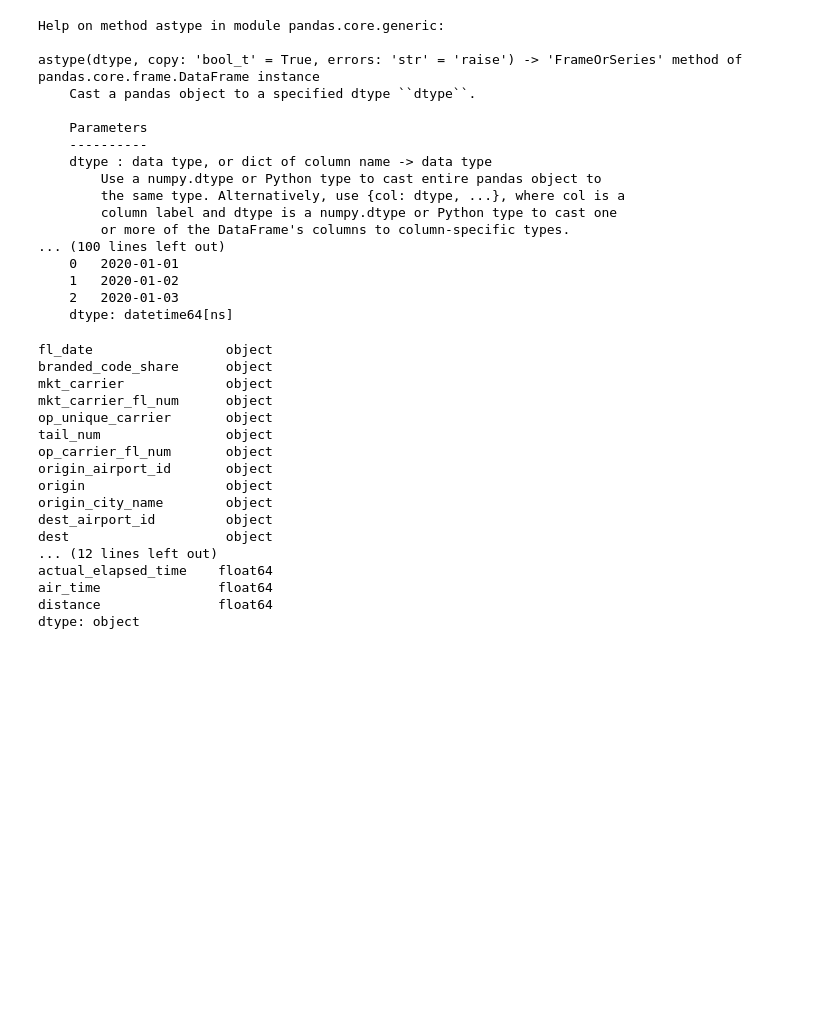
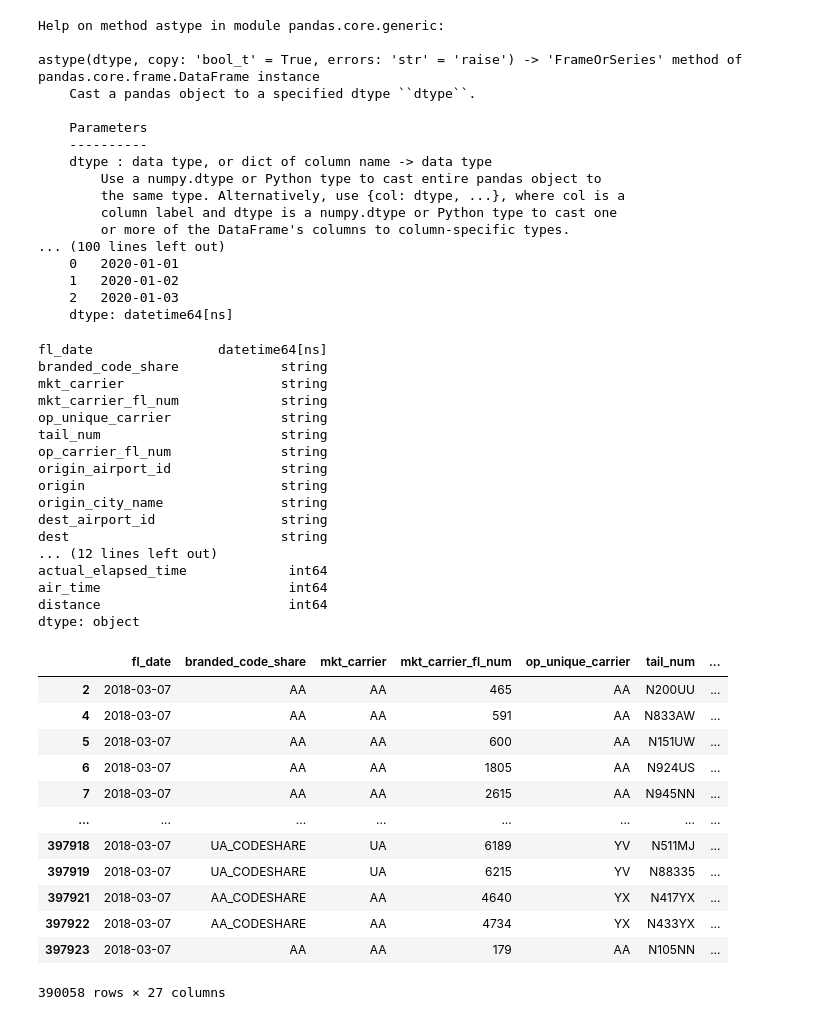
Before and after one commit to ZacharyArgentin/LHL_Midterm_Project_Predicting_Flight_Delays, a Jupyter notebook: data_cleaning_ransmpl.ipynb, the cells around one changed output. Cells and saved outputs as stored; diff of their text form; code cells hidden in the pictures; blank space fills up the shorter version.

```diff
--- a/data_cleaning_ransmpl.ipynb
+++ b/data_cleaning_ransmpl.ipynb
@@ -182,24 +182,48 @@ df2 = df2.astype({"mkt_carrier_fl_num": "object",
             "origin_airport_id": "object",
             "dest_airport_id": "object"})
 # %%
-# change object to string datastypes
+# change object to string datatypes
+cols_cat = list(df2.dtypes[df2.dtypes.eq("object")].index)
+df2 = df2.astype(dict(zip(cols_cat, ["string" for i in cols_cat])))
+# %%
+# change float to int datatypes
+cols_float = list(df2.dtypes[df2.dtypes.eq("float64")].index)
+df2 = df2.astype(dict(zip(cols_float, ["int" for i in cols_float])))
+# %%
+df2 = df2.astype({"fl_date": "datetime64[ns]"})
 # %%
 df2.dtypes
 # %% [output]
-fl_date                 object
-branded_code_share      object
-mkt_carrier             object
-mkt_carrier_fl_num      object
-op_unique_carrier       object
-tail_num                object
-op_carrier_fl_num       object
-origin_airport_id       object
-origin                  object
-origin_city_name        object
-dest_airport_id         object
-dest                    object
+fl_date                datetime64[ns]
+branded_code_share             string
+mkt_carrier                    string
+mkt_carrier_fl_num             string
+op_unique_carrier              string
+tail_num                       string
+op_carrier_fl_num              string
+origin_airport_id              string
+origin                         string
+origin_city_name               string
+dest_airport_id                string
+dest                           string
 ... (12 lines left out)
-actual_elapsed_time    float64
-air_time               float64
-distance               float64
+actual_elapsed_time             int64
+air_time                        int64
+distance                        int64
 dtype: object
+# %%
+df2
+# %% [output]
+|  | fl_date | branded_code_share | mkt_carrier | mkt_carrier_fl_num | op_unique_carrier | tail_num | ... |
+| 2 | 2018-03-07 | AA | AA | 465 | AA | N200UU | ... |
+| 4 | 2018-03-07 | AA | AA | 591 | AA | N833AW | ... |
+| 5 | 2018-03-07 | AA | AA | 600 | AA | N151UW | ... |
+| 6 | 2018-03-07 | AA | AA | 1805 | AA | N924US | ... |
+| 7 | 2018-03-07 | AA | AA | 2615 | AA | N945NN | ... |
+| ... | ... | ... | ... | ... | ... | ... | ... |
+| 397918 | 2018-03-07 | UA_CODESHARE | UA | 6189 | YV | N511MJ | ... |
+| 397919 | 2018-03-07 | UA_CODESHARE | UA | 6215 | YV | N88335 | ... |
+| 397921 | 2018-03-07 | AA_CODESHARE | AA | 4640 | YX | N417YX | ... |
+| 397922 | 2018-03-07 | AA_CODESHARE | AA | 4734 | YX | N433YX | ... |
+| 397923 | 2018-03-07 | AA | AA | 179 | AA | N105NN | ... |
+390058 rows × 27 columns
```
Also changed, not shown: parts of 1 cell of this notebook, 1 other file.
